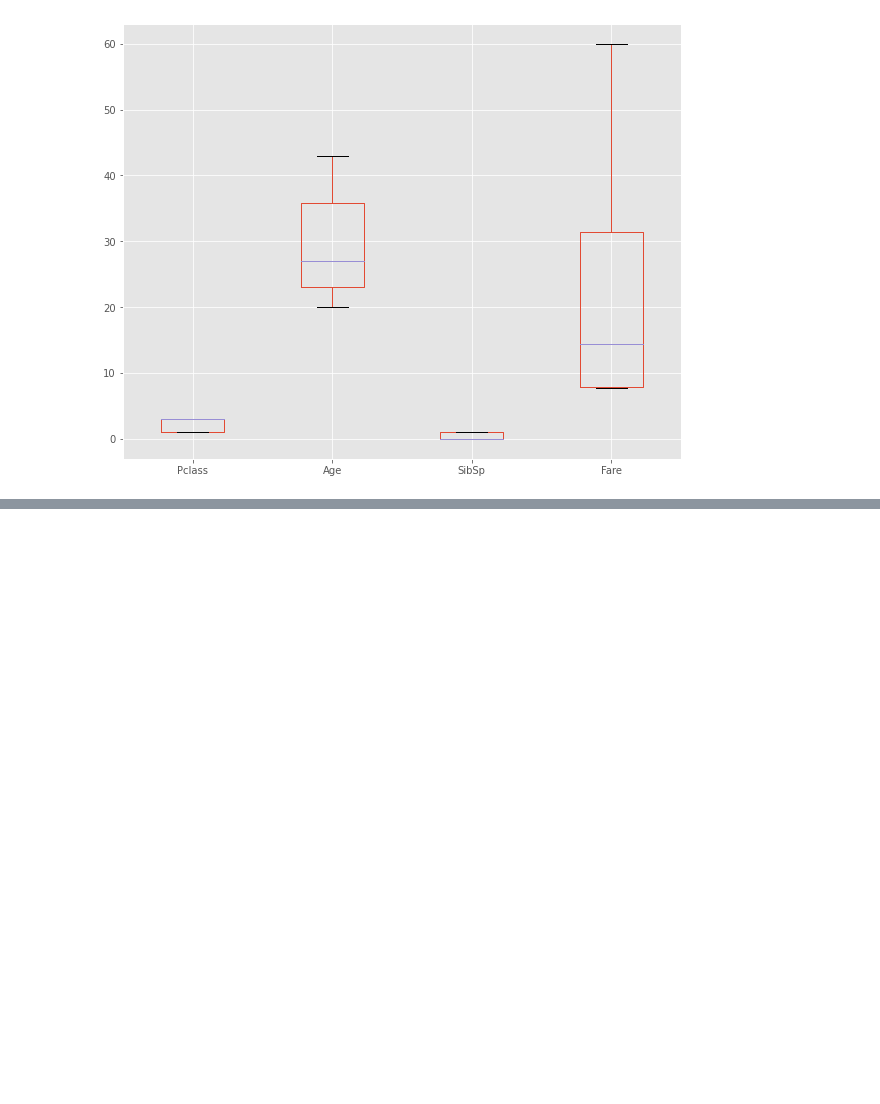
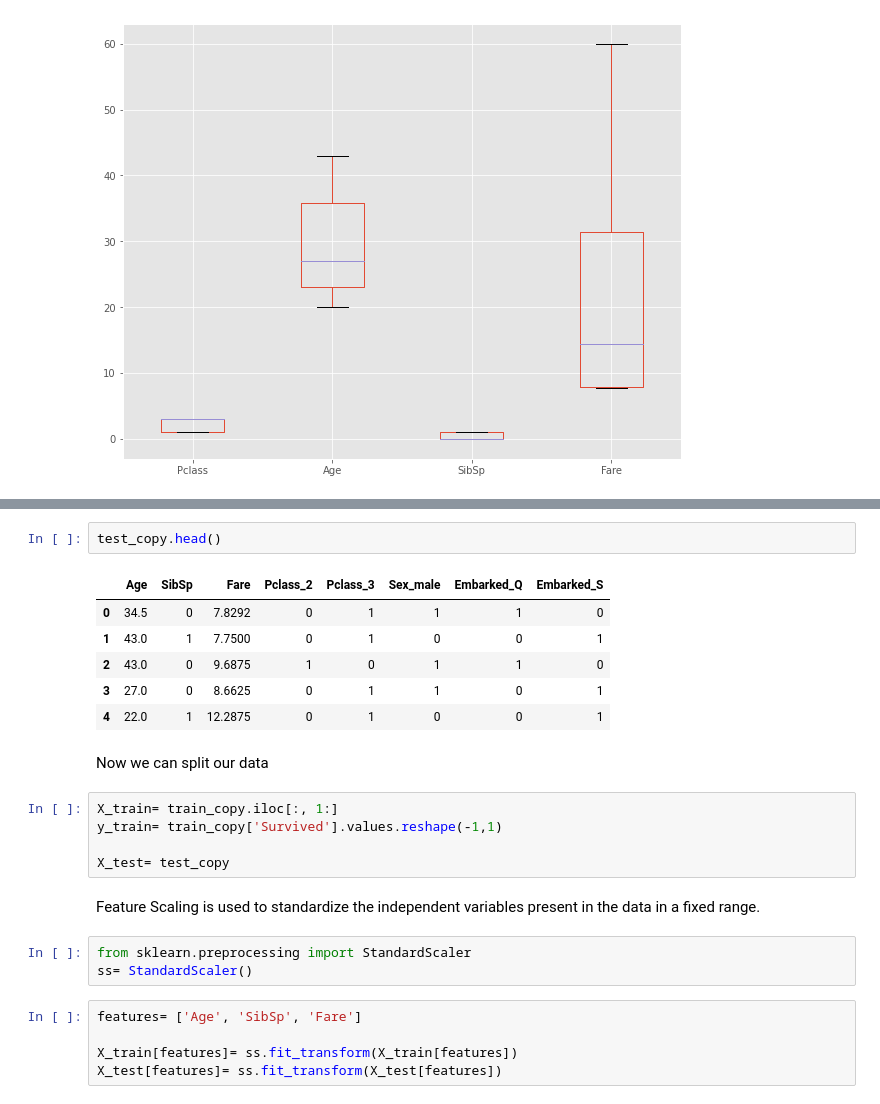
Before and after one commit to mwiginton/python-machine-learning-samples, a Jupyter notebook: logistic_regression_titanic_sample.ipynb, the cells around one changed output, grey strips where cells are left out. Drawn from its saved outputs; the diff is of its cells as text; blank space fills up the shorter version.

```diff
--- a/logistic_regression_titanic_sample.ipynb
+++ b/logistic_regression_titanic_sample.ipynb
@@ -410,0 +430,26 @@ test_copy.plot(kind='box', figsize= (10,8))
+# %%
+test_copy.head()
+# %% [output]
+|  | Age | SibSp | Fare | Pclass_2 | Pclass_3 | Sex_male | Embarked_Q | Embarked_S |
+| 0 | 34.5 | 0 | 7.8292 | 0 | 1 | 1 | 1 | 0 |
+| 1 | 43.0 | 1 | 7.7500 | 0 | 1 | 0 | 0 | 1 |
+| 2 | 43.0 | 0 | 9.6875 | 1 | 0 | 1 | 1 | 0 |
+| 3 | 27.0 | 0 | 8.6625 | 0 | 1 | 1 | 0 | 1 |
+| 4 | 22.0 | 1 | 12.2875 | 0 | 1 | 0 | 0 | 1 |
+# %% [markdown]
+Now we can split our data
+# %%
+X_train= train_copy.iloc[:, 1:]
+y_train= train_copy['Survived'].values.reshape(-1,1)
+
+X_test= test_copy
+# %% [markdown]
+Feature Scaling is used to standardize the independent variables present in the data in a fixed range.
+# %%
+from sklearn.preprocessing import StandardScaler
+ss= StandardScaler()
+# %%
+features= ['Age', 'SibSp', 'Fare']
+
+X_train[features]= ss.fit_transform(X_train[features])
+X_test[features]= ss.fit_transform(X_test[features])
```
Also changed, not shown: parts of 12 cells of this notebook.
